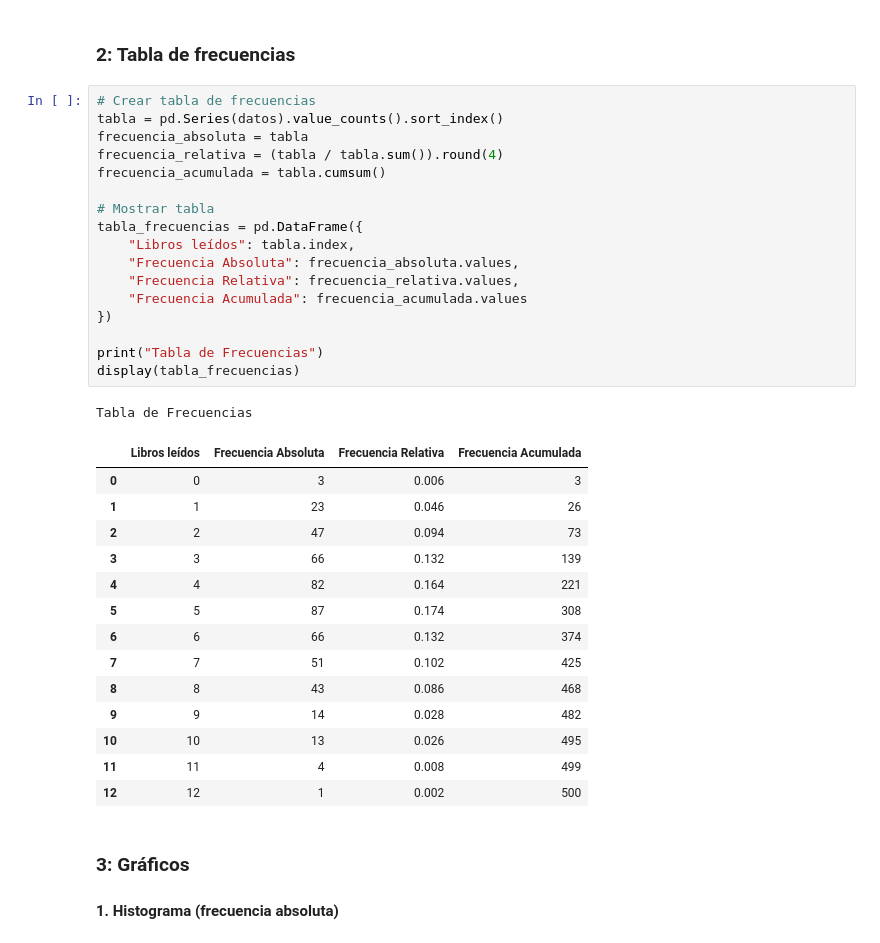
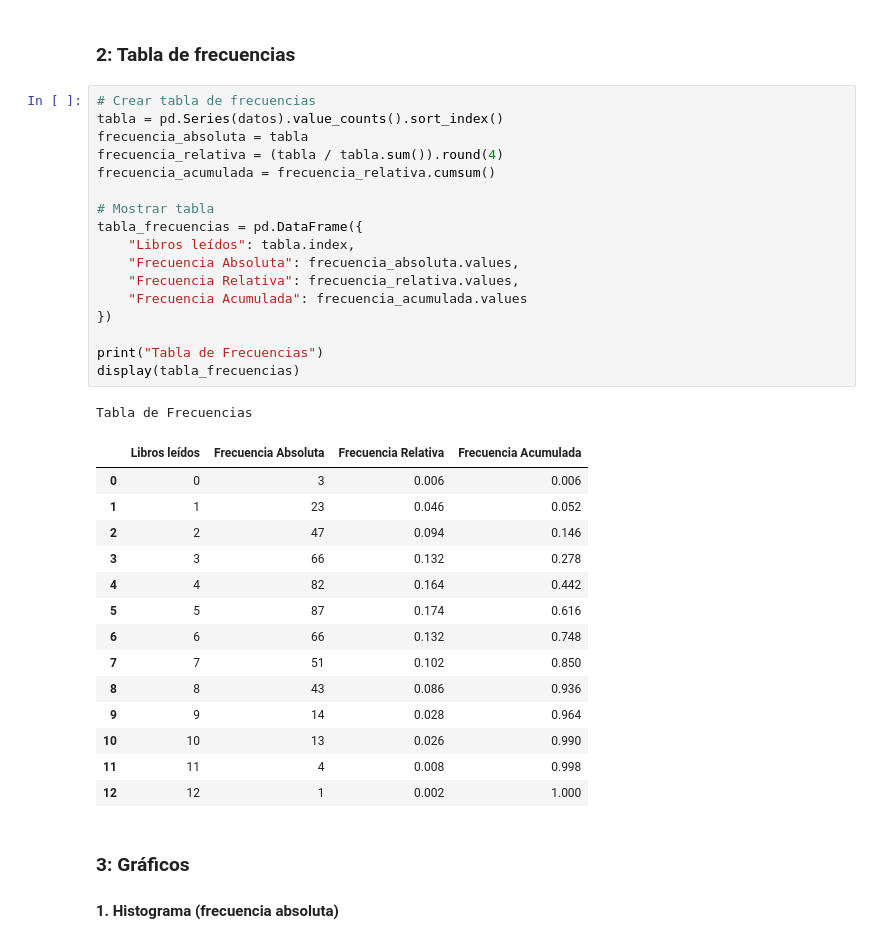
Before and after one commit to D1egoXD/Tablas_Frecuencias, a Jupyter notebook: cuantitativos_discretos.ipynb, the cells around one changed output. Cells and saved outputs as stored; diff of their text form.

```diff
--- a/cuantitativos_discretos.ipynb
+++ b/cuantitativos_discretos.ipynb
@@ -22,36 +22,36 @@ datos = np.clip(datos, 0, 20)  # Limitar a entre 0 y 20 libros
 # %%
 # Crear tabla de frecuencias
 tabla = pd.Series(datos).value_counts().sort_index()
 frecuencia_absoluta = tabla
 frecuencia_relativa = (tabla / tabla.sum()).round(4)
-frecuencia_acumulada = tabla.cumsum()
+frecuencia_acumulada = frecuencia_relativa.cumsum()
 
 # Mostrar tabla
 tabla_frecuencias = pd.DataFrame({
     "Libros leídos": tabla.index,
     "Frecuencia Absoluta": frecuencia_absoluta.values,
     "Frecuencia Relativa": frecuencia_relativa.values,
     "Frecuencia Acumulada": frecuencia_acumulada.values
 })
 
 print("Tabla de Frecuencias")
 display(tabla_frecuencias)
 # %% [output]
 Tabla de Frecuencias
 |  | Libros leídos | Frecuencia Absoluta | Frecuencia Relativa | Frecuencia Acumulada |
-| 0 | 0 | 3 | 0.006 | 3 |
-| 1 | 1 | 23 | 0.046 | 26 |
-| 2 | 2 | 47 | 0.094 | 73 |
-| 3 | 3 | 66 | 0.132 | 139 |
-| 4 | 4 | 82 | 0.164 | 221 |
-| 5 | 5 | 87 | 0.174 | 308 |
-| 6 | 6 | 66 | 0.132 | 374 |
-| 7 | 7 | 51 | 0.102 | 425 |
-| 8 | 8 | 43 | 0.086 | 468 |
-| 9 | 9 | 14 | 0.028 | 482 |
-| 10 | 10 | 13 | 0.026 | 495 |
-| 11 | 11 | 4 | 0.008 | 499 |
-| 12 | 12 | 1 | 0.002 | 500 |
+| 0 | 0 | 3 | 0.006 | 0.006 |
+| 1 | 1 | 23 | 0.046 | 0.052 |
+| 2 | 2 | 47 | 0.094 | 0.146 |
+| 3 | 3 | 66 | 0.132 | 0.278 |
+| 4 | 4 | 82 | 0.164 | 0.442 |
+| 5 | 5 | 87 | 0.174 | 0.616 |
+| 6 | 6 | 66 | 0.132 | 0.748 |
+| 7 | 7 | 51 | 0.102 | 0.850 |
+| 8 | 8 | 43 | 0.086 | 0.936 |
+| 9 | 9 | 14 | 0.028 | 0.964 |
+| 10 | 10 | 13 | 0.026 | 0.990 |
+| 11 | 11 | 4 | 0.008 | 0.998 |
+| 12 | 12 | 1 | 0.002 | 1.000 |
 # %% [markdown]
 ### 3: Gráficos
 #### 1. Histograma (frecuencia absoluta)
```
Also changed, not shown: parts of 3 cells of this notebook.
